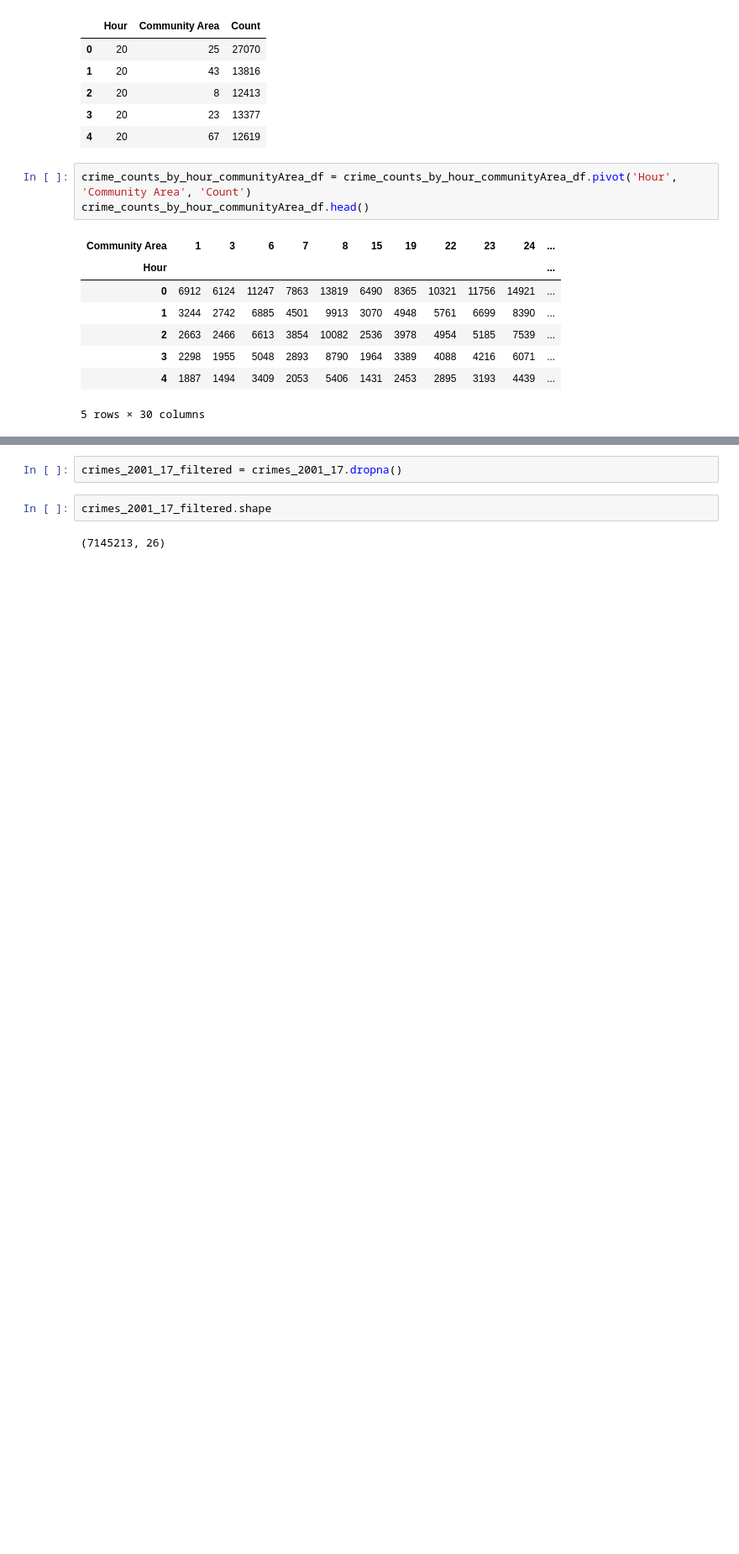
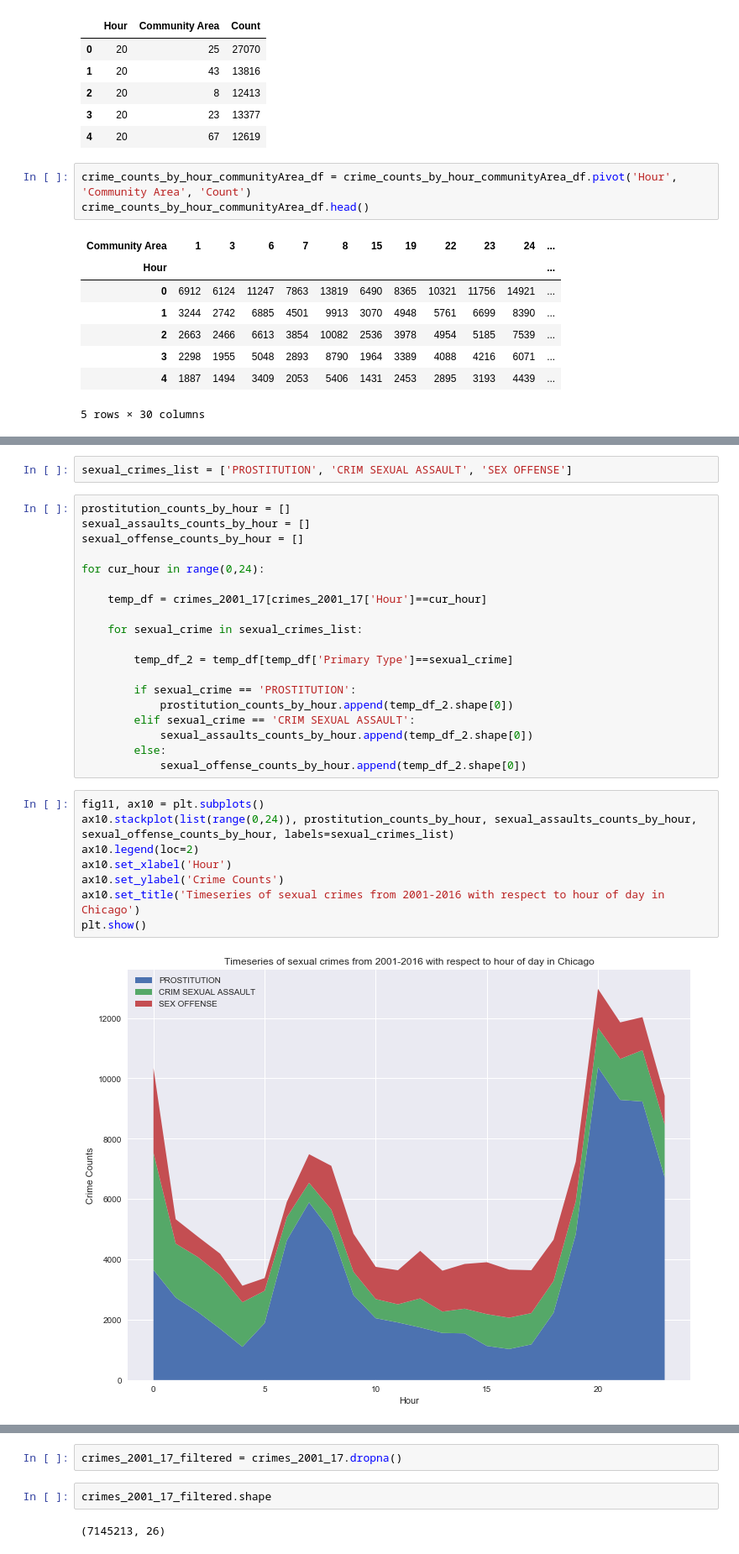
Before and after one commit to bodhisattamaiti25/projects-data-science, a Jupyter notebook: chicago_crime_data_analysis/chicago_crime_data_analysis.ipynb, the cells around one changed output, grey strips where cells are left out. Shown at 84% size. Cells and saved outputs as stored; diff of their text form; blank space fills up the shorter version.

Commit message:
further analysis of sexual crimes

```diff
--- a/chicago_crime_data_analysis/chicago_crime_data_analysis.ipynb
+++ b/chicago_crime_data_analysis/chicago_crime_data_analysis.ipynb
@@ -715,2 +715,33 @@ generate_heatmap(crime_counts_by_hour_communityArea_df, 'Analysis of top 30 comm
 # %% [output]
 [figure]
+# %%
+sexual_crimes_list = ['PROSTITUTION', 'CRIM SEXUAL ASSAULT', 'SEX OFFENSE']
+# %%
+prostitution_counts_by_hour = []
+sexual_assaults_counts_by_hour = []
+sexual_offense_counts_by_hour = []
+
+for cur_hour in range(0,24):
+
+    temp_df = crimes_2001_17[crimes_2001_17['Hour']==cur_hour]
+
+    for sexual_crime in sexual_crimes_list:
+
+        temp_df_2 = temp_df[temp_df['Primary Type']==sexual_crime]
+
+        if sexual_crime == 'PROSTITUTION':
+            prostitution_counts_by_hour.append(temp_df_2.shape[0])
+        elif sexual_crime == 'CRIM SEXUAL ASSAULT':
+            sexual_assaults_counts_by_hour.append(temp_df_2.shape[0])
+        else:
+            sexual_offense_counts_by_hour.append(temp_df_2.shape[0])
+# %%
+fig11, ax10 = plt.subplots()
+ax10.stackplot(list(range(0,24)), prostitution_counts_by_hour, sexual_assaults_counts_by_hour, sexual_offense_counts_by_hour, labels=sexual_crimes_list)
+ax10.legend(loc=2)
+ax10.set_xlabel('Hour')
+ax10.set_ylabel('Crime Counts')
+ax10.set_title('Timeseries of sexual crimes from 2001-2016 with respect to hour of day in Chicago')
+plt.show()
+# %% [output]
+[figure, added]
```
Also changed, not shown: parts of 4 cells of this notebook.
